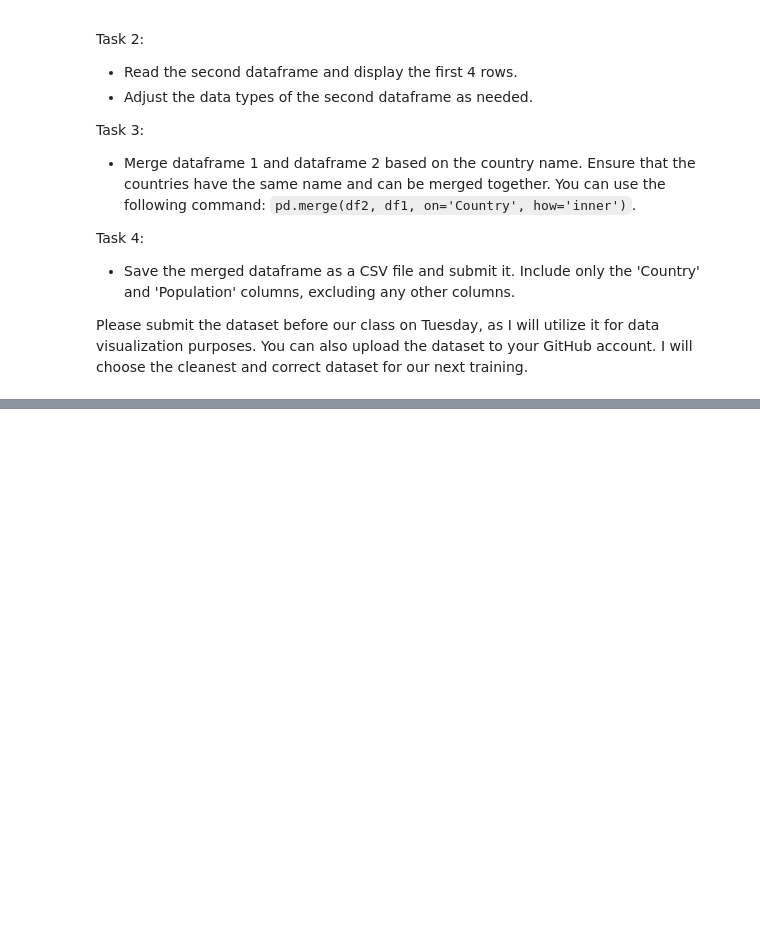
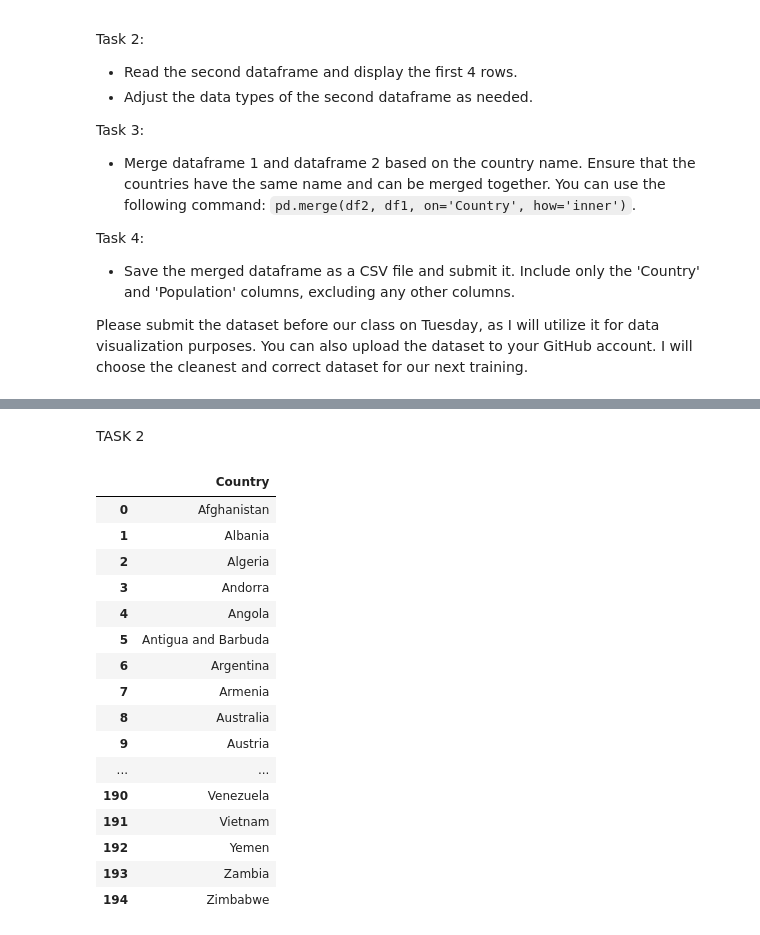
Before and after one commit to MithunMPK/PythonAssignments, a Jupyter notebook: Assignment_4.ipynb, the cells around one changed output, grey strips where cells are left out. Saved outputs shown, nothing was run; the diff lists cells and outputs as text; code cells hidden in the pictures; blank space fills up the shorter version.

```diff
--- a/Assignment_4.ipynb
+++ b/Assignment_4.ipynb
@@ -71,0 +90,37 @@ df
+# %% [markdown]
+TASK 2
+# %%
+url2="https://en.wikipedia.org/wiki/List_of_sovereign_states"
+df2=pd.read_html(url2)[1]
+df2.head(4)
+
+df2.drop(['Membership within the UN System[c]','Sovereignty dispute[d]', "Further information on status and recognition of sovereignty[f]"], axis=1,inplace=True)
+df2.rename(columns={'Common and formal names': 'Country'}, inplace=True)
+
+df2 = df2.astype({'Country': 'string'})
+df2.sort_values('Country', ascending=True, inplace=True)
+
+df2['Country'] = df2['Country'].apply(lambda x: x.split("–", 1)[0])
+df2['Country'] = df2['Country'].apply(lambda x: x.split(",", 1)[0])
+df2['Country'] = df2['Country'].apply(lambda x: x.split("[", 1)[0])
+
+df2['Country'].str.strip()
+df2
+# %% [output]
+|  | Country |
+| 0 | Afghanistan |
+| 1 | Albania |
+| 2 | Algeria |
+| 3 | Andorra |
+| 4 | Angola |
+| 5 | Antigua and Barbuda |
+| 6 | Argentina |
+| 7 | Armenia |
+| 8 | Australia |
+| 9 | Austria |
+| ... | ... |
+| 190 | Venezuela |
+| 191 | Vietnam |
+| 192 | Yemen |
+| 193 | Zambia |
+| 194 | Zimbabwe |
```
Also changed, not shown: parts of 5 cells of this notebook.
